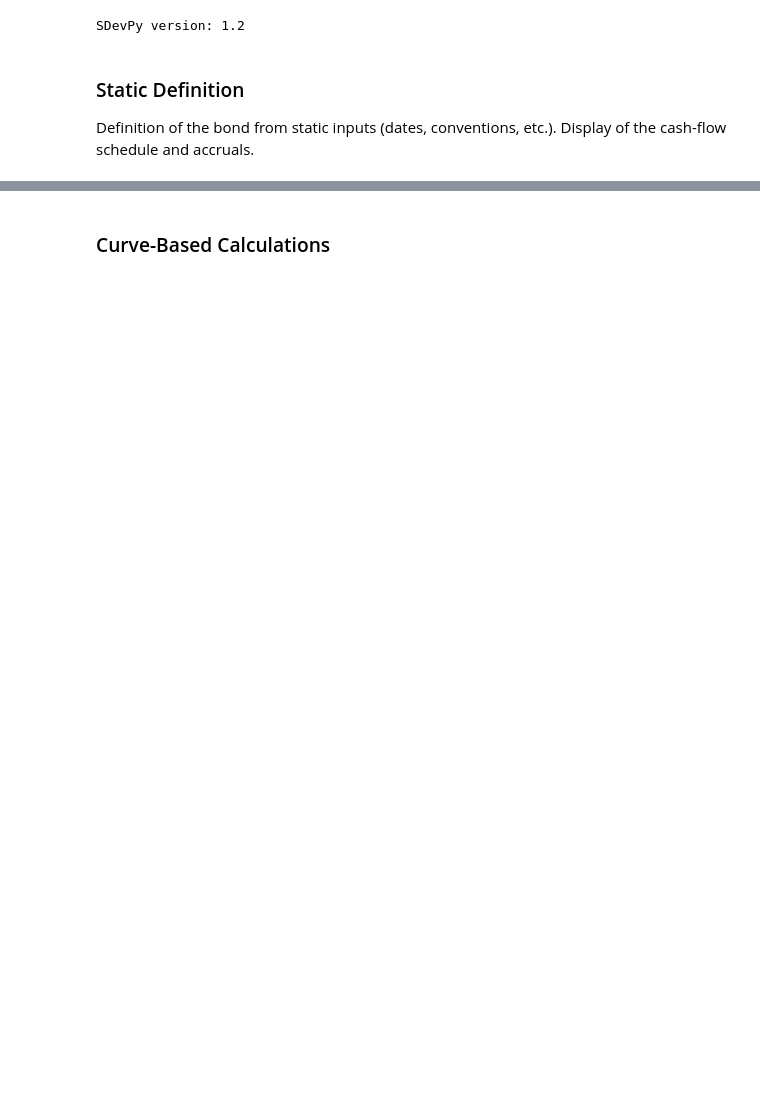
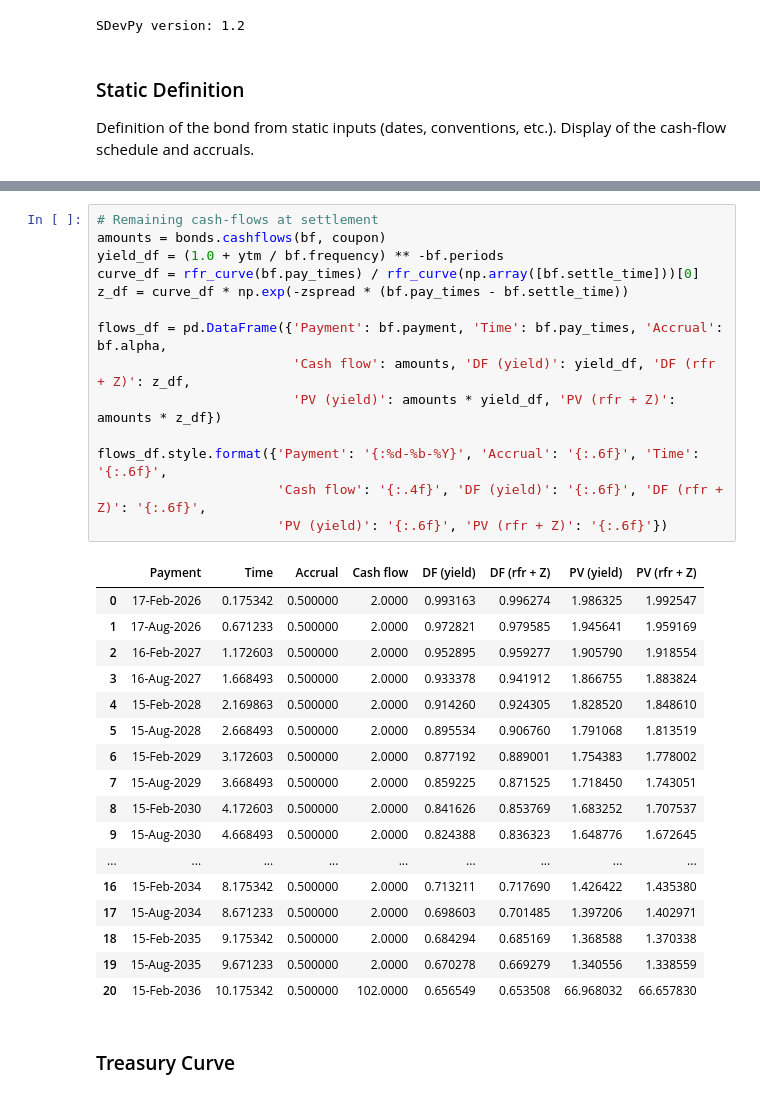
Before and after one commit to sebgur/SDev.Python, a Jupyter notebook: notebooks/rates/bonds.ipynb, the cells around one changed output, grey strips where cells are left out. Saved outputs shown, nothing was run; the diff lists cells and outputs as text; blank space fills up the shorter version.

```diff
--- a/notebooks/rates/bonds.ipynb
+++ b/notebooks/rates/bonds.ipynb
@@ -132,5 +151,37 @@ pd.Series(analytics, name='Value').to_frame()
 | Z-spread (bp) | 170.01 |
 | Par swap rate to maturity | 2.4510% |
 | I-spread (bp) | 173.11 |
+# %%
+# Remaining cash-flows at settlement
+amounts = bonds.cashflows(bf, coupon)
+yield_df = (1.0 + ytm / bf.frequency) ** -bf.periods
+curve_df = rfr_curve(bf.pay_times) / rfr_curve(np.array([bf.settle_time]))[0]
+z_df = curve_df * np.exp(-zspread * (bf.pay_times - bf.settle_time))
+
+flows_df = pd.DataFrame({'Payment': bf.payment, 'Time': bf.pay_times, 'Accrual': bf.alpha,
+                         'Cash flow': amounts, 'DF (yield)': yield_df, 'DF (rfr + Z)': z_df,
+                         'PV (yield)': amounts * yield_df, 'PV (rfr + Z)': amounts * z_df})
+
+flows_df.style.format({'Payment': '{:%d-%b-%Y}', 'Accrual': '{:.6f}', 'Time': '{:.6f}',
+                       'Cash flow': '{:.4f}', 'DF (yield)': '{:.6f}', 'DF (rfr + Z)': '{:.6f}',
+                       'PV (yield)': '{:.6f}', 'PV (rfr + Z)': '{:.6f}'})
+# %% [output]
+|  | Payment | Time | Accrual | Cash flow | DF (yield) | DF (rfr + Z) | PV (yield) | PV (rfr + Z) |
+| 0 | 17-Feb-2026 | 0.175342 | 0.500000 | 2.0000 | 0.993163 | 0.996274 | 1.986325 | 1.992547 |
+| 1 | 17-Aug-2026 | 0.671233 | 0.500000 | 2.0000 | 0.972821 | 0.979585 | 1.945641 | 1.959169 |
+| 2 | 16-Feb-2027 | 1.172603 | 0.500000 | 2.0000 | 0.952895 | 0.959277 | 1.905790 | 1.918554 |
+| 3 | 16-Aug-2027 | 1.668493 | 0.500000 | 2.0000 | 0.933378 | 0.941912 | 1.866755 | 1.883824 |
+| 4 | 15-Feb-2028 | 2.169863 | 0.500000 | 2.0000 | 0.914260 | 0.924305 | 1.828520 | 1.848610 |
+| 5 | 15-Aug-2028 | 2.668493 | 0.500000 | 2.0000 | 0.895534 | 0.906760 | 1.791068 | 1.813519 |
+| 6 | 15-Feb-2029 | 3.172603 | 0.500000 | 2.0000 | 0.877192 | 0.889001 | 1.754383 | 1.778002 |
+| 7 | 15-Aug-2029 | 3.668493 | 0.500000 | 2.0000 | 0.859225 | 0.871525 | 1.718450 | 1.743051 |
+| 8 | 15-Feb-2030 | 4.172603 | 0.500000 | 2.0000 | 0.841626 | 0.853769 | 1.683252 | 1.707537 |
+| 9 | 15-Aug-2030 | 4.668493 | 0.500000 | 2.0000 | 0.824388 | 0.836323 | 1.648776 | 1.672645 |
+| ... | ... | ... | ... | ... | ... | ... | ... | ... |
+| 16 | 15-Feb-2034 | 8.175342 | 0.500000 | 2.0000 | 0.713211 | 0.717690 | 1.426422 | 1.435380 |
+| 17 | 15-Aug-2034 | 8.671233 | 0.500000 | 2.0000 | 0.698603 | 0.701485 | 1.397206 | 1.402971 |
+| 18 | 15-Feb-2035 | 9.175342 | 0.500000 | 2.0000 | 0.684294 | 0.685169 | 1.368588 | 1.370338 |
+| 19 | 15-Aug-2035 | 9.671233 | 0.500000 | 2.0000 | 0.670278 | 0.669279 | 1.340556 | 1.338559 |
+| 20 | 15-Feb-2036 | 10.175342 | 0.500000 | 102.0000 | 0.656549 | 0.653508 | 66.968032 | 66.657830 |
 # %% [markdown]
-### Curve-Based Calculations
+### Treasury Curve
```
Also changed, not shown: parts of 5 cells of this notebook.
